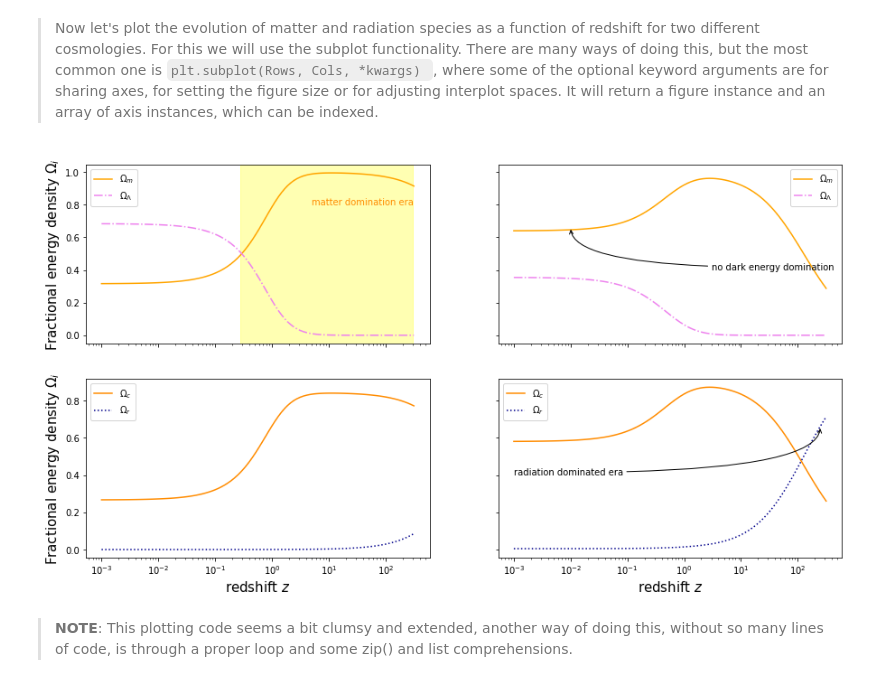
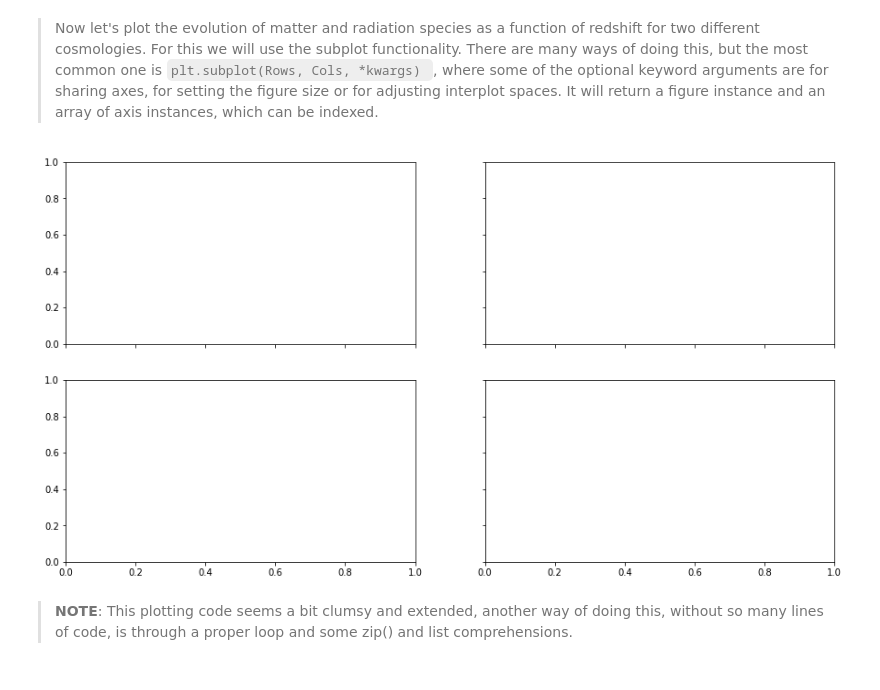
Before and after one commit to CosmoStat/Tutorials, a Jupyter notebook: Tutorial_2/Scipy-Matplotlib-Cosmo.ipynb, the cells around one changed output. Saved outputs shown, nothing was run; the diff lists cells and outputs as text; code cells hidden in the pictures.

```diff
--- a/Tutorial_2/Scipy-Matplotlib-Cosmo.ipynb
+++ b/Tutorial_2/Scipy-Matplotlib-Cosmo.ipynb
@@ -203,43 +203,43 @@ crazycosmo = {'H0': 75,
 # %%
 z_arr = np.logspace(-3,2.5, 100)
 #return a figure object instance and an axis object instance
 fig, ax = plt.subplots(2, 2, sharey='row', sharex='col', figsize=(15,8))  #all plots in the same row, share the y-axis.
 
 # once you specify an axis, it is in this instance where plots are performed
-ax[0,0].semilogx(z_arr, Omega_of_z(z_arr, 'Omega_m'), '-', label='$\Omega_m$', color='orange')
-ax[0,0].semilogx(z_arr, Omega_of_z(z_arr, 'Omega_L'), '-.', label='$\Omega_{\Lambda}$', color='violet')
-ax[0,0].legend()
+#ax[0,0].semilogx(z_arr, Omega_of_z(z_arr, 'Omega_m'), '-', label='$\Omega_m$', color='orange')
+#ax[0,0].semilogx(z_arr, Omega_of_z(z_arr, 'Omega_L'), '-.', label='$\Omega_{\Lambda}$', color='violet')
+#ax[0,0].legend()
 #Let's add a yellow shade for the matter domination era
-ax[0,0].axvspan(0.279, 300, alpha=0.3, color='yellow')
+#ax[0,0].axvspan(0.279, 300, alpha=0.3, color='yellow')
 # and let's annotate it using text()
-ax[0,0].text(5,0.8, "matter domination era", size=10, color='darkorange')
-ax[1,1].set_xlabel('redshift $z$', fontsize=15)   #notice the change from plt.xlabel() -> ax.set_xlabel()
-ax[1,0].set_xlabel('redshift $z$', fontsize=15)
-ax[0,1].semilogx(z_arr, Omega_of_z(z_arr, 'Omega_m', crazycosmo), '-', label='$\Omega_m$', color='orange')
-ax[0,1].semilogx(z_arr, Omega_of_z(z_arr, 'Omega_L', crazycosmo), '-.', label='$\Omega_{\Lambda}$', color='violet')
+#ax[0,0].text(5,0.8, "matter domination era", size=10, color='darkorange')
+#ax[1,1].set_xlabel('redshift $z$', fontsize=15)   #notice the change from plt.xlabel() -> ax.set_xlabel()
+#ax[1,0].set_xlabel('redshift $z$', fontsize=15)
+#ax[0,1].semilogx(z_arr, Omega_of_z(z_arr, 'Omega_m', crazycosmo), '-', label='$\Omega_m$', color='orange')
+#ax[0,1].semilogx(z_arr, Omega_of_z(z_arr, 'Omega_L', crazycosmo), '-.', label='$\Omega_{\Lambda}$', color='violet')
 # Let's add an annotation with an arrow. Check the documentation for more about the settings.
-ax[0,1].annotate('no dark energy domination', xy=(0.01,0.66), xytext=(3,0.4),
-                 arrowprops=dict(arrowstyle="->", connectionstyle="angle3, angleA=0, angleB=90"))
-ax[0,1].legend()
-ax[1,0].semilogx(z_arr, Omega_of_z(z_arr, 'Omega_c'), '-', label='$\Omega_c$', color='darkorange')
-ax[1,0].semilogx(z_arr, Omega_of_z(z_arr, 'Omega_r'), ':', label='$\Omega_{r}$', color='darkblue')
-ax[1,0].legend(loc='upper left')   #notice the different location compared to the default
-ax[1,1].set_xlabel('redshift $z$', fontsize=15)   #notice the change from plt.xlabel() -> ax.set_xlabel()
-ax[1,0].set_xlabel('redshift $z$', fontsize=15)
-ax[1,1].semilogx(z_arr, Omega_of_z(z_arr, 'Omega_c', crazycosmo), '-', label='$\Omega_c$', color='darkorange')
-ax[1,1].semilogx(z_arr, Omega_of_z(z_arr, 'Omega_r', crazycosmo), ':', label='$\Omega_{r}$', color='darkblue')
-ax[1,1].legend()
+#ax[0,1].annotate('no dark energy domination', xy=(0.01,0.66), xytext=(3,0.4),
+     #            arrowprops=dict(arrowstyle="->", connectionstyle="angle3, angleA=0, angleB=90"))
+#ax[0,1].legend()
+#ax[1,0].semilogx(z_arr, Omega_of_z(z_arr, 'Omega_c'), '-', label='$\Omega_c$', color='darkorange')
+#ax[1,0].semilogx(z_arr, Omega_of_z(z_arr, 'Omega_r'), ':', label='$\Omega_{r}$', color='darkblue')
+#ax[1,0].legend(loc='upper left')   #notice the different location compared to the default
+#ax[1,1].set_xlabel('redshift $z$', fontsize=15)   #notice the change from plt.xlabel() -> ax.set_xlabel()
+#ax[1,0].set_xlabel('redshift $z$', fontsize=15)
+#ax[1,1].semilogx(z_arr, Omega_of_z(z_arr, 'Omega_c', crazycosmo), '-', label='$\Omega_c$', color='darkorange')
+#ax[1,1].semilogx(z_arr, Omega_of_z(z_arr, 'Omega_r', crazycosmo), ':', label='$\Omega_{r}$', color='darkblue')
+#ax[1,1].legend()
 # Let's add an annotation with an arrow. Check the documentation for more about the settings.
-ax[1,1].annotate('radiation dominated era', xy=(250,0.66), xytext=(0.001,0.4),
-                 arrowprops=dict(arrowstyle="->", connectionstyle="angle3, angleA=0, angleB=90"))
-ax[1,1].set_xlabel('redshift $z$', fontsize=15)   #notice the change from plt.xlabel() -> ax.set_xlabel()
-ax[1,0].set_xlabel('redshift $z$', fontsize=15)   #notice that we only label the bottom 2 plots
-ax[0,0].set_ylabel('Fractional energy density $\Omega_i$', fontsize=15)   #notice the change from plt.xlabel() -> ax.set_xlabel()
-ax[1,0].set_ylabel('Fractional energy density $\Omega_i$', fontsize=15)   #notice that we only label the bottom 2 plots
+#ax[1,1].annotate('radiation dominated era', xy=(250,0.66), xytext=(0.001,0.4),
+  #               arrowprops=dict(arrowstyle="->", connectionstyle="angle3, angleA=0, angleB=90"))
+#ax[1,1].set_xlabel('redshift $z$', fontsize=15)   #notice the change from plt.xlabel() -> ax.set_xlabel()
+#ax[1,0].set_xlabel('redshift $z$', fontsize=15)   #notice that we only label the bottom 2 plots
+#ax[0,0].set_ylabel('Fractional energy density $\Omega_i$', fontsize=15)   #notice the change from plt.xlabel() -> ax.set_xlabel()
+#ax[1,0].set_ylabel('Fractional energy density $\Omega_i$', fontsize=15)   #notice that we only label the bottom 2 plots
 #let's save the figure
-fig.savefig('./materials/cosmological_energy_densities.png')
+#fig.savefig('./materials/cosmological_energy_densities.png')
 # %% [output]
-[figure, old version]
+[figure, new version]
 # %% [markdown]
 > **NOTE**: This plotting code seems a bit clumsy and extended, another way  of doing this, without so many lines of code, is through a proper loop and some zip() and list comprehensions.
 # %% [markdown]
```
Also changed, not shown: parts of 5 cells of this notebook, 1 other file.
